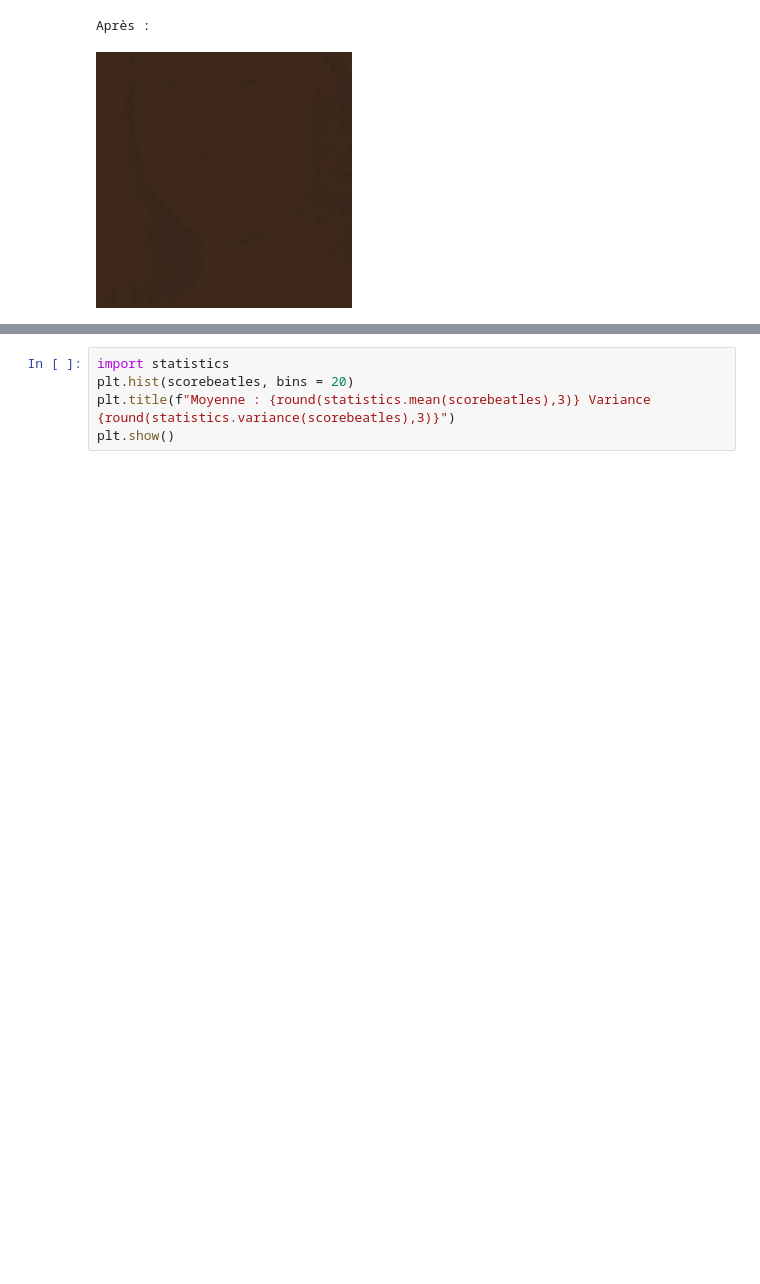
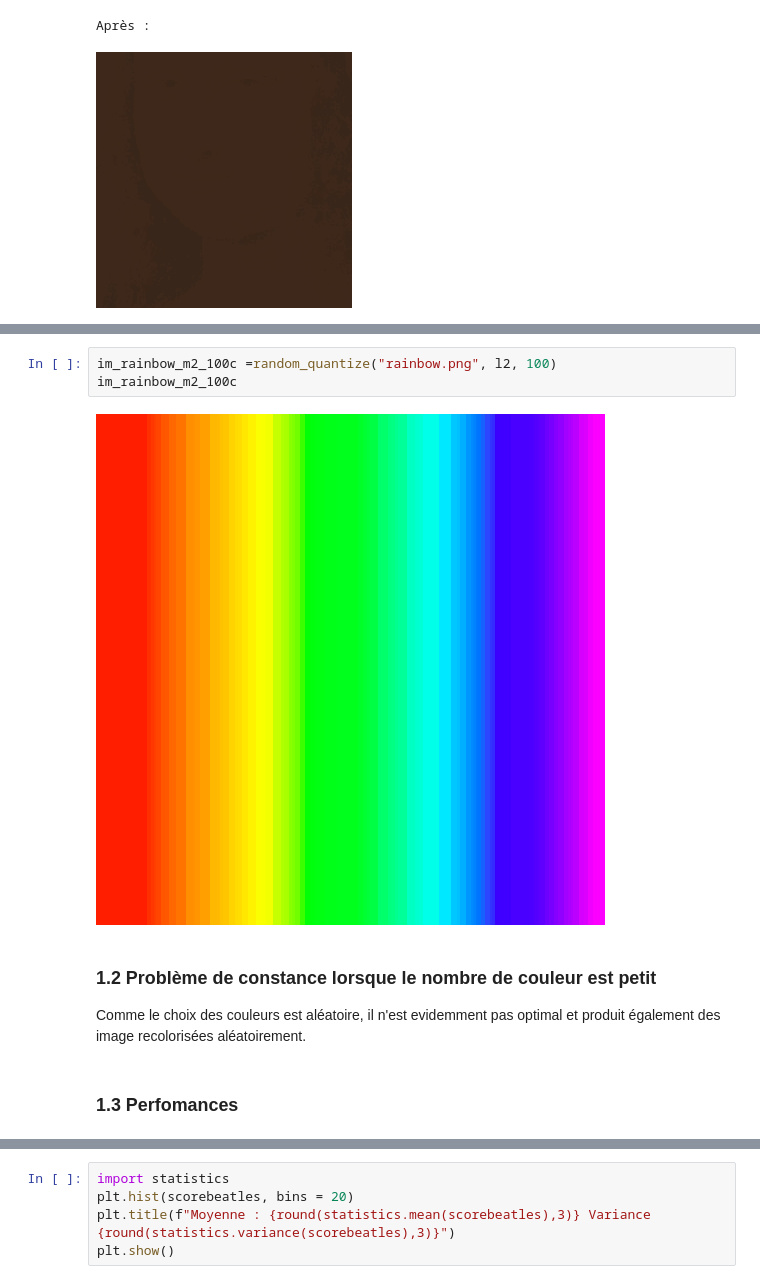
Before and after one commit to MaximeMoreauCerise/INF_TC1_Quantize, a Jupyter notebook: main.ipynb, the cells around one changed output, grey strips where cells are left out. Saved outputs shown, nothing was run; the diff lists cells and outputs as text; blank space fills up the shorter version.

```diff
--- a/main.ipynb
+++ b/main.ipynb
@@ -318,0 +318,11 @@ Rainbow : 0.8086761594516065
+# %%
+im_rainbow_m2_100c =random_quantize("rainbow.png", l2, 100)
+im_rainbow_m2_100c
+# %% [output]
+[figure, added]
+# %% [markdown]
+### 1.2 Problème de constance lorsque le nombre de couleur est petit
+
+Comme le choix des couleurs est aléatoire, il n'est evidemment pas optimal et produit également des image recolorisées aléatoirement.
+# %% [markdown]
+### 1.3 Perfomances
```
Also changed, not shown: parts of 22 cells of this notebook.
